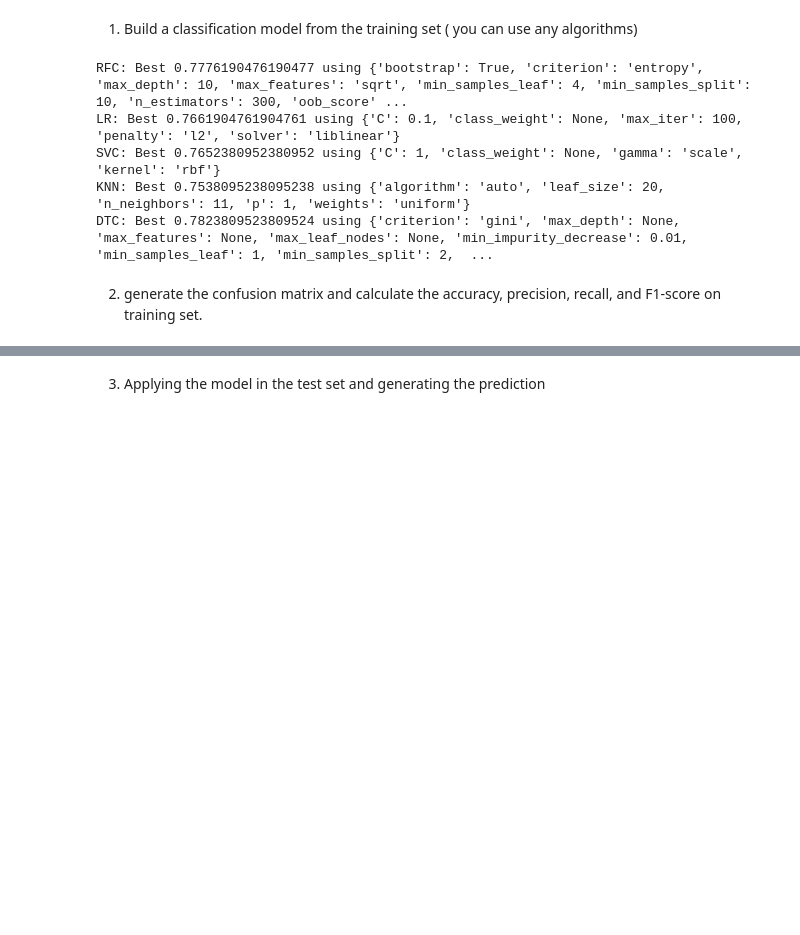
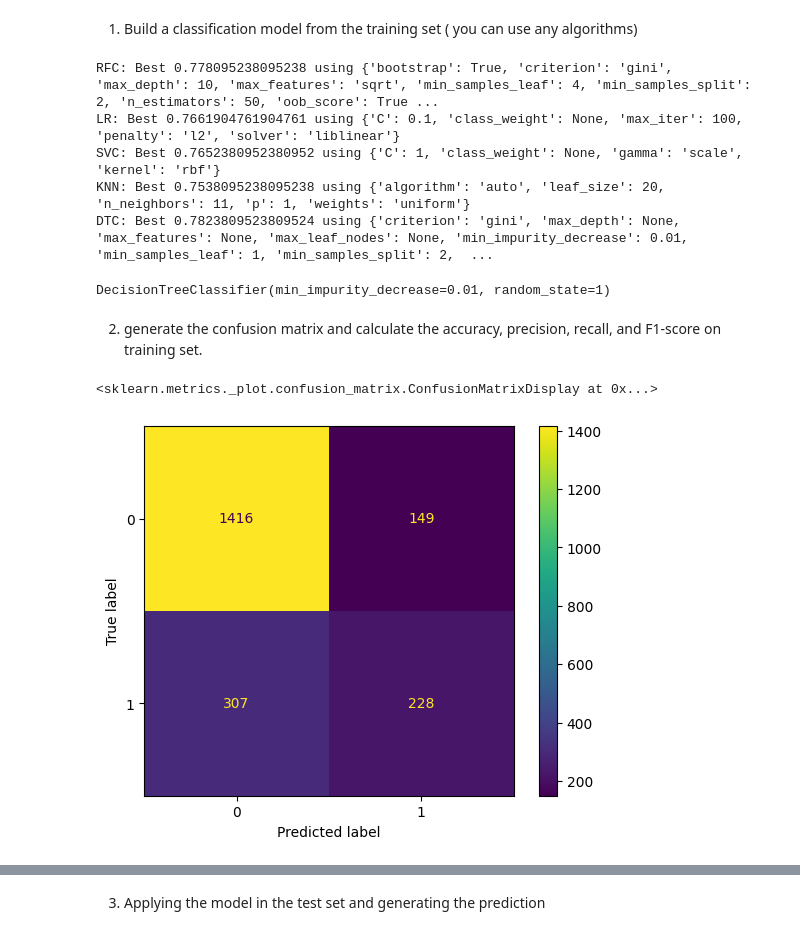
Before and after one commit to sophieHerstein/DS_Classification, a Jupyter notebook: classification_exercise.ipynb, the cells around one changed output, grey strips where cells are left out. Drawn from its saved outputs; the diff is of its cells as text; code cells hidden in the pictures; blank space fills up the shorter version.

```diff
--- a/classification_exercise.ipynb
+++ b/classification_exercise.ipynb
@@ -279,12 +280,12 @@ results = []
 names_of_models = []
 
 rfc_parameter = {
-    'n_estimators': [100, 200, 300],
+    'n_estimators': [50, 100, 200, 300],
     'criterion': ['gini', 'entropy'],
     'max_depth': [None, 10, 20, 30],
     'min_samples_split': [2, 5, 10],
     'min_samples_leaf': [1, 2, 4],
-    'max_features': [None, 0.1, 0.5, 1, 'sqrt', 'log2'],
+    'max_features': [None, 1, 5, 10, 'sqrt', 'log2'],
     'bootstrap': [True, False],
     'oob_score': [True, False]
 }
@@ -320,7 +321,7 @@ dtc_parameter = {
     'max_depth': [None, 10, 20, 30, 40, 50],
     'min_samples_split': [2, 5, 10],
     'min_samples_leaf': [1, 2, 4],
-    'max_features': [None, 0.1, 0.5, 1, 'sqrt', 'log2'],
+    'max_features': [None, 1, 5, 10, 'sqrt', 'log2'],
     'max_leaf_nodes': [None, 10, 20, 30, 40, 50],
     'min_impurity_decrease': [0.0, 0.01, 0.1]
 }
@@ -373,7 +374,7 @@ filtered_lg_parameters = create_lg_param_grid(lg_parameters)
 filtered_svc_parameters = create_svc_param_grid(svc_parameter)
 
 model_list = [
-               ('RFC', RandomForestClassifier(n_estimators=100, max_features=3,random_state=1), filtered_rfc_parameters),
+               ('RFC', RandomForestClassifier(random_state=1), filtered_rfc_parameters),
                ('LR', LogisticRegression(random_state=1), filtered_lg_parameters),
                ('SVC', SVC(random_state=1), filtered_svc_parameters),
                ('KNN', KNeighborsClassifier(), knn_parameter),
@@ -387,13 +388,27 @@ for name, model, parameters_for_testing in model_list:
 
     print("{}: Best {} using {}".format(name, result.best_score_, result.best_params_))
 # %% [output]
-RFC: Best 0.7776190476190477 using {'bootstrap': True, 'criterion': 'entropy', 'max_depth': 10, 'max_features': 'sqrt', 'min_samples_leaf': 4, 'min_samples_split': 10, 'n_estimators': 300, 'oob_score' ...
+RFC: Best 0.778095238095238 using {'bootstrap': True, 'criterion': 'gini', 'max_depth': 10, 'max_features': 'sqrt', 'min_samples_leaf': 4, 'min_samples_split': 2, 'n_estimators': 50, 'oob_score': True ...
 LR: Best 0.7661904761904761 using {'C': 0.1, 'class_weight': None, 'max_iter': 100, 'penalty': 'l2', 'solver': 'liblinear'}
 SVC: Best 0.7652380952380952 using {'C': 1, 'class_weight': None, 'gamma': 'scale', 'kernel': 'rbf'}
 KNN: Best 0.7538095238095238 using {'algorithm': 'auto', 'leaf_size': 20, 'n_neighbors': 11, 'p': 1, 'weights': 'uniform'}
 DTC: Best 0.7823809523809524 using {'criterion': 'gini', 'max_depth': None, 'max_features': None, 'max_leaf_nodes': None, 'min_impurity_decrease': 0.01, 'min_samples_leaf': 1, 'min_samples_split': 2,  ...
+# %%
+min_impurity_decrease = 0.01
+
+tuned_model_dtc = DecisionTreeClassifier(random_state=1, min_impurity_decrease=min_impurity_decrease)
+tuned_model_dtc.fit(scaled_X_train, y_train)
+# %% [output]
+DecisionTreeClassifier(min_impurity_decrease=0.01, random_state=1)
 # %% [markdown]
 2. generate the confusion matrix and calculate the accuracy, precision, recall, and F1-score on training set.
-# %%
-tuned_model_rf = RandomForestClassifier(n_estimators=50,max_features=5)
-tuned_model_rf.fit(scaled_X_train, y_train)
+# %%
+train_predictions = tuned_model_dtc.predict(scaled_X_train)
+
+train_cm = confusion_matrix(y_train, train_predictions,labels=tuned_model_dtc.classes_)
+train_disp = ConfusionMatrixDisplay(confusion_matrix=train_cm,
+                               display_labels=tuned_model_dtc.classes_)
+train_disp.plot()
+# %% [output]
+<sklearn.metrics._plot.confusion_matrix.ConfusionMatrixDisplay at 0x...>
+[figure, added]
```
Also changed, not shown: parts of 7 cells of this notebook.
